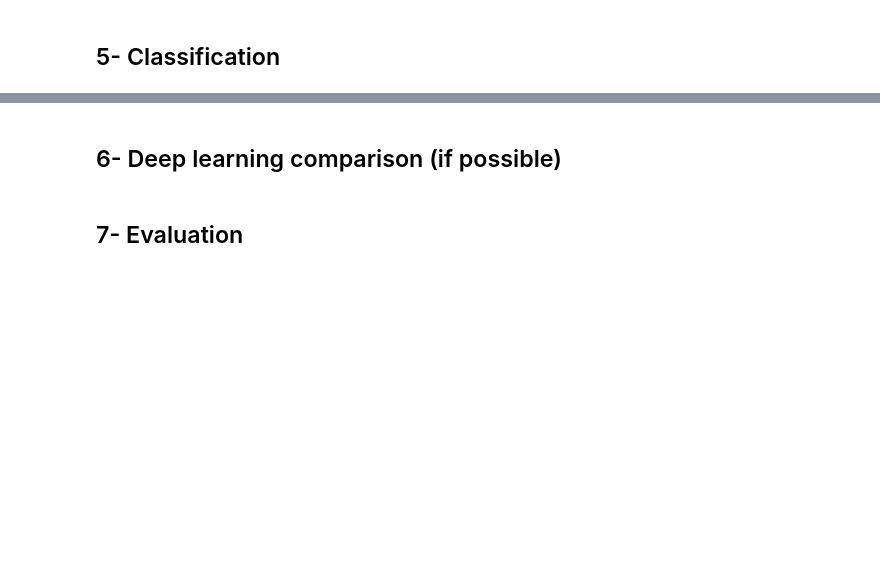
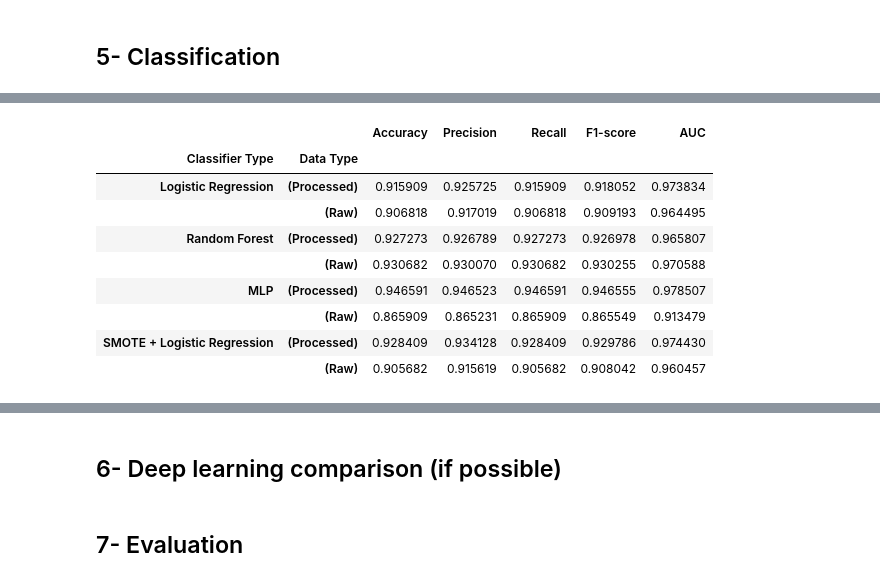
Before and after one commit to Hayder-Aleissa/RD_detection, a Jupyter notebook: RD_detection.ipynb, the cells around one changed output, grey strips where cells are left out. Cells and saved outputs as stored; diff of their text form; code cells hidden in the pictures; blank space fills up the shorter version.

```diff
--- a/RD_detection.ipynb
+++ b/RD_detection.ipynb
@@ -134,0 +281,3 @@ display_image(cv2.imread(processed_pneumonia_image_dir), "Processed Pneumonia Im
+# %%
+raw_dir = Path(output_path) / "raw"
+processed_dir = Path(output_path) / "processed"
@@ -274,0 +552,34 @@ print(classification_report(y_test_raw, y_pred_log_reg_raw))
+# %%
+summary_data = []
+
+for name, result in results.items():
+    classifier_type, data_type = name.rsplit(" ", 1)  # Split name into two parts
+    report = result['report']
+    auc = result['auc']
+
+    # Extract key metrics from classification report
+    accuracy = report['accuracy']
+    precision = report['weighted avg']['precision']
+    recall = report['weighted avg']['recall']
+    f1_score = report['weighted avg']['f1-score']
+
+    # Append data
+    summary_data.append([classifier_type, data_type, accuracy, precision, recall, f1_score, auc])
+
+# Create DataFrame with MultiIndex
+columns = ["Classifier Type", "Data Type", "Accuracy", "Precision", "Recall", "F1-score", "AUC"]
+summary_df = pd.DataFrame(summary_data, columns=columns).set_index(["Classifier Type", "Data Type"])
+
+# Display summary
+display(summary_df)
+# %% [output]
+|  |  | Accuracy | Precision | Recall | F1-score | AUC |
+| Classifier Type | Data Type |  |  |  |  |  |
+| Logistic Regression | (Processed) | 0.915909 | 0.925725 | 0.915909 | 0.918052 | 0.973834 |
+|  | (Raw) | 0.906818 | 0.917019 | 0.906818 | 0.909193 | 0.964495 |
+| Random Forest | (Processed) | 0.927273 | 0.926789 | 0.927273 | 0.926978 | 0.965807 |
+|  | (Raw) | 0.930682 | 0.930070 | 0.930682 | 0.930255 | 0.970588 |
+| MLP | (Processed) | 0.946591 | 0.946523 | 0.946591 | 0.946555 | 0.978507 |
+|  | (Raw) | 0.865909 | 0.865231 | 0.865909 | 0.865549 | 0.913479 |
+| SMOTE + Logistic Regression | (Processed) | 0.928409 | 0.934128 | 0.928409 | 0.929786 | 0.974430 |
+|  | (Raw) | 0.905682 | 0.915619 | 0.905682 | 0.908042 | 0.960457 |
```
Also changed, not shown: parts of 44 cells of this notebook.
